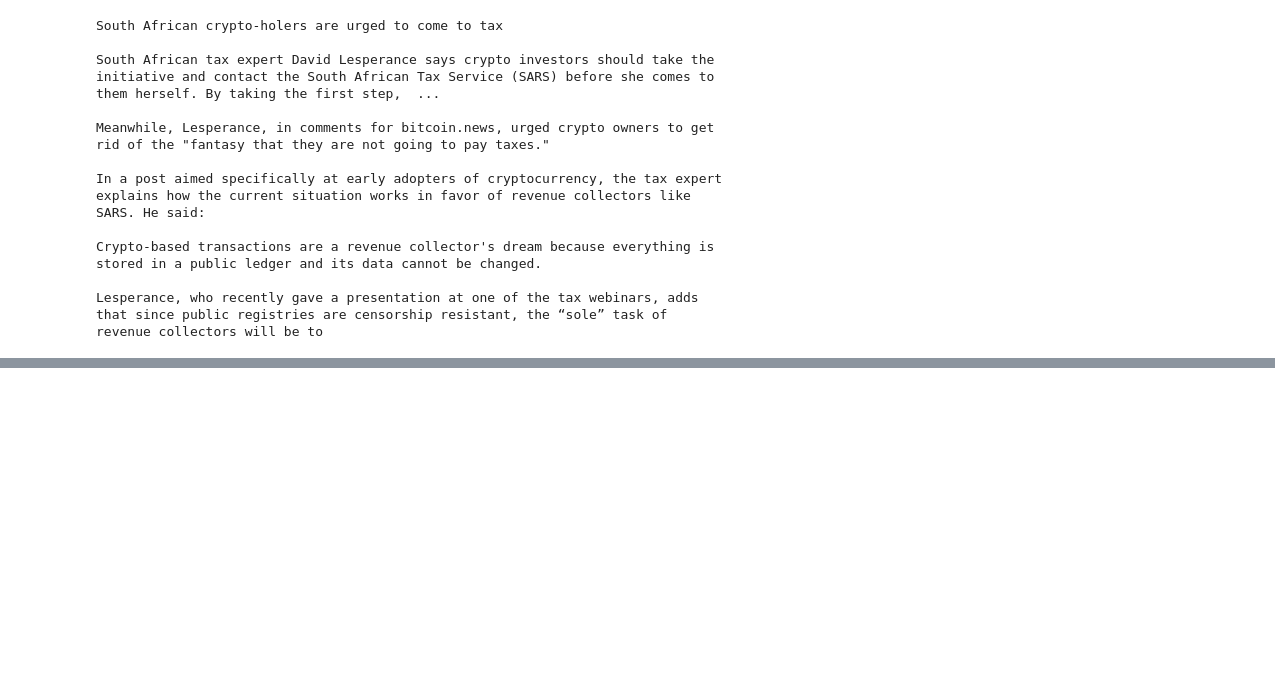
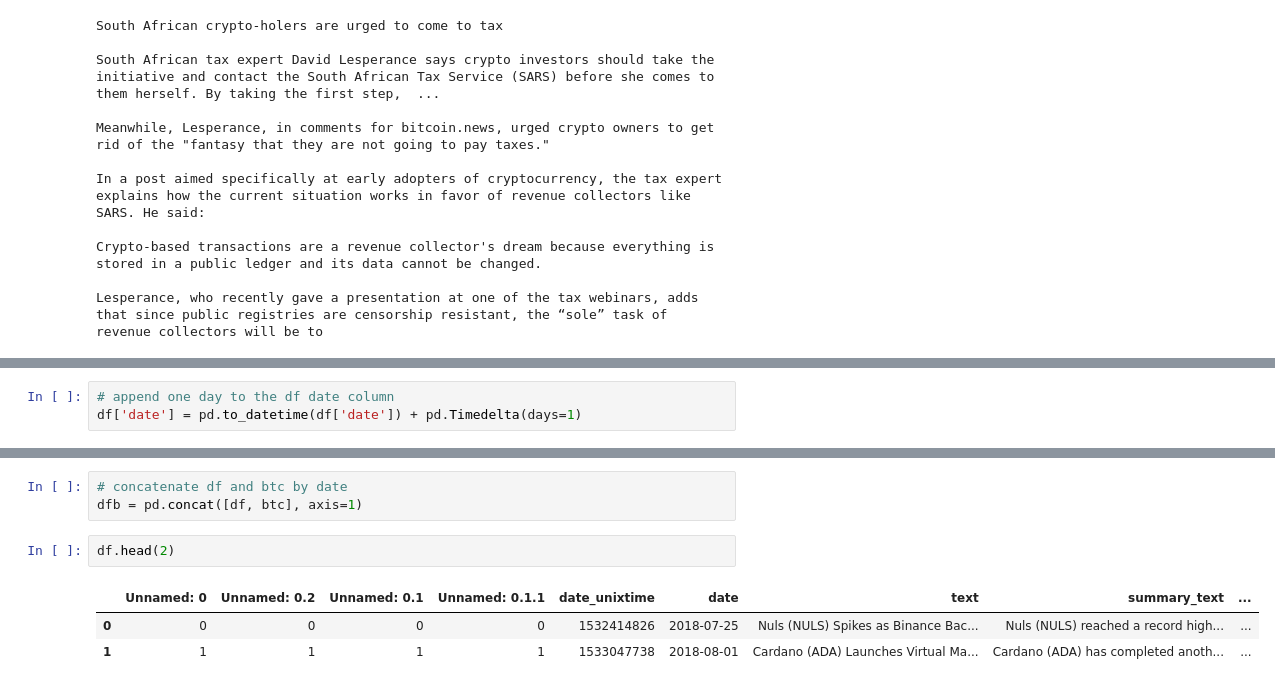
Before and after one commit to format37/deeppavlov, a Jupyter notebook: data/nli_column.ipynb, the cells around one changed output, grey strips where cells are left out. Drawn from its saved outputs; the diff is of its cells as text; blank space fills up the shorter version.

```diff
--- a/data/nli_column.ipynb
+++ b/data/nli_column.ipynb
@@ -35,0 +38,3 @@ Lesperance, who recently gave a presentation at one of the tax webinars, adds th
+# %%
+# append one day to the df date column
+df['date'] = pd.to_datetime(df['date']) + pd.Timedelta(days=1)
@@ -35,0 +90,9 @@ Lesperance, who recently gave a presentation at one of the tax webinars, adds th
+# %%
+# concatenate df and btc by date
+dfb = pd.concat([df, btc], axis=1)
+# %%
+df.head(2)
+# %% [output]
+|  | Unnamed: 0 | Unnamed: 0.2 | Unnamed: 0.1 | Unnamed: 0.1.1 | date_unixtime | date | text | summary_text | ... |
+| 0 | 0 | 0 | 0 | 0 | 1532414826 | 2018-07-25 | Nuls (NULS) Spikes as Binance Bac... | Nuls (NULS) reached a record high... | ... |
+| 1 | 1 | 1 | 1 | 1 | 1533047738 | 2018-08-01 | Cardano (ADA) Launches Virtual Ma... | Cardano (ADA) has completed anoth... | ... |
```
Also changed, not shown: parts of 24 cells of this notebook, 5 other files.
